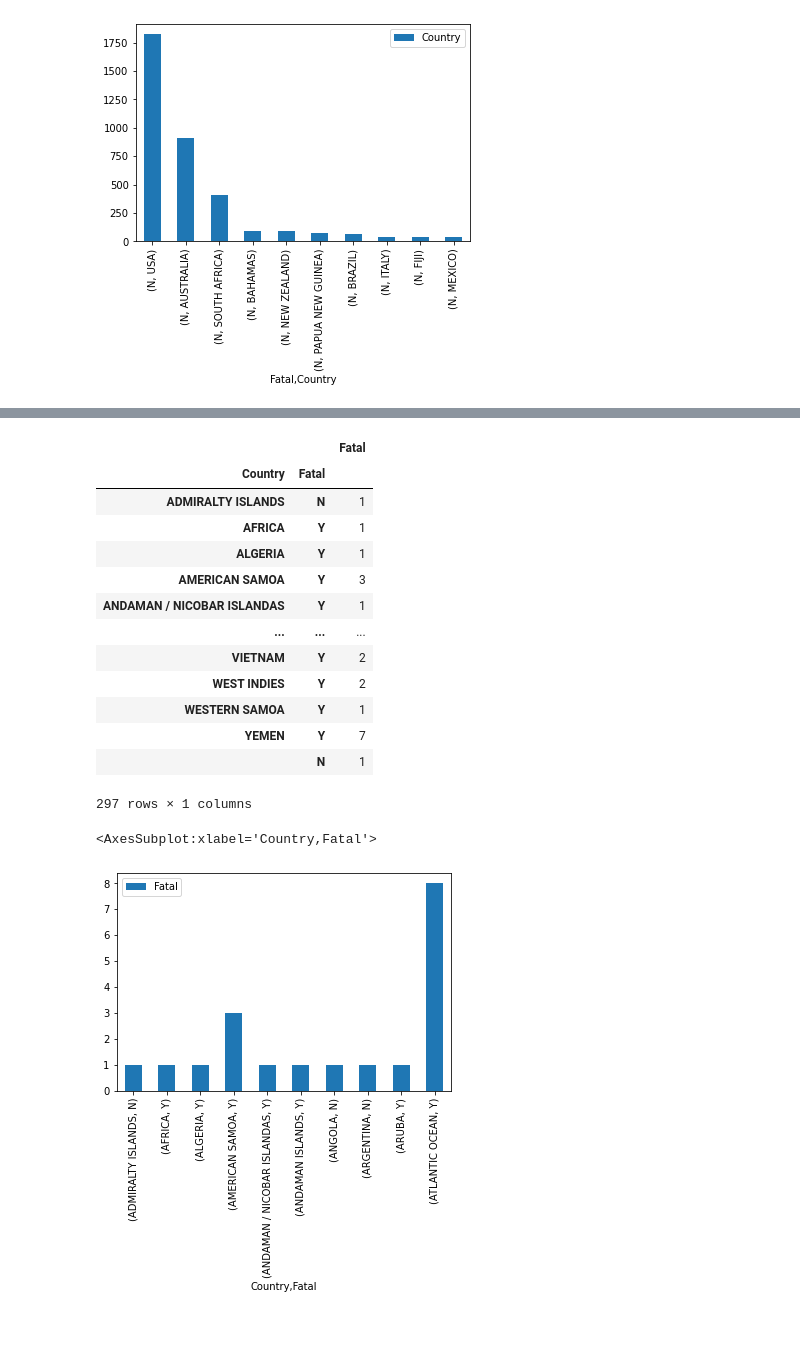
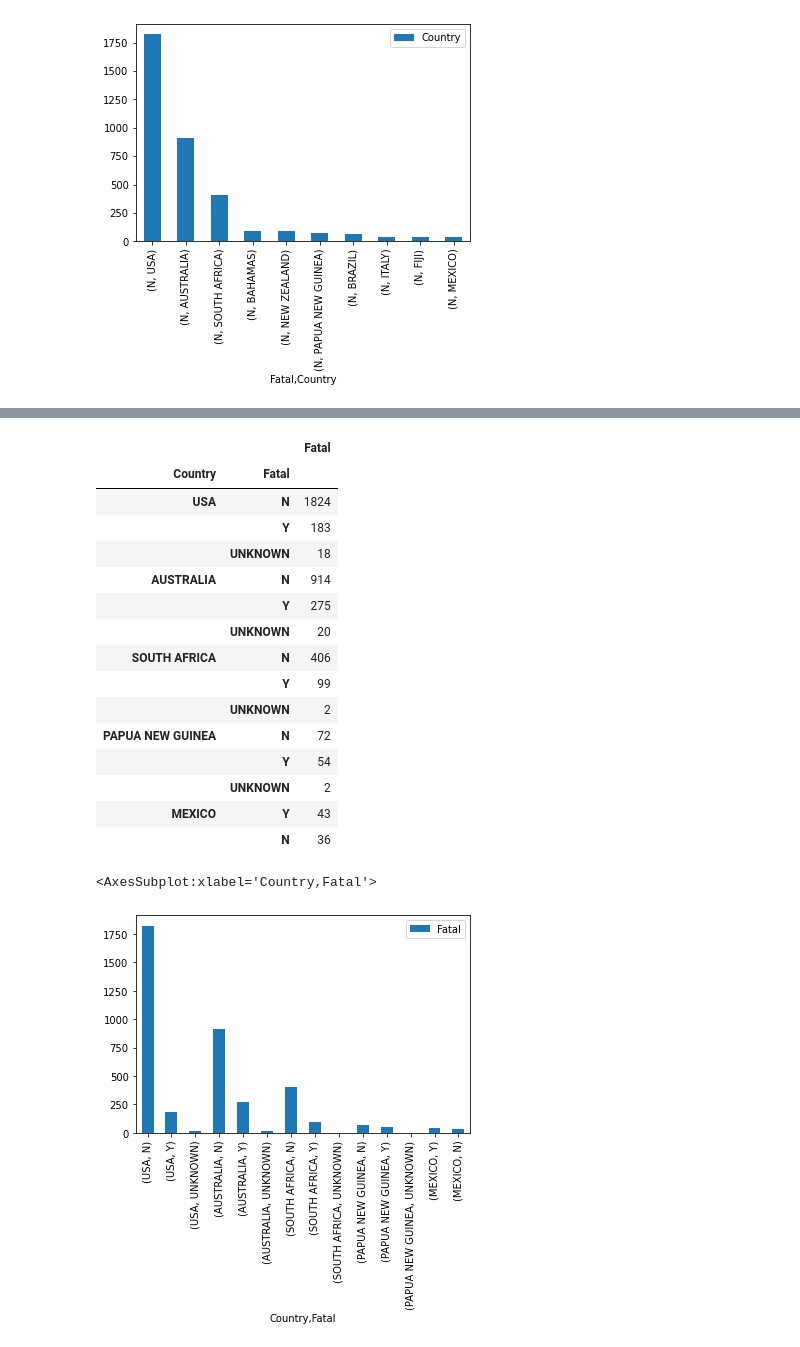
Before and after one commit to Jav1-Mart1nez/Shark-Project, a Jupyter notebook: Sharks!.ipynb, the cells around one changed output, grey strips where cells are left out. Drawn from its saved outputs; the diff is of its cells as text; code cells hidden in the pictures.

```diff
--- a/Sharks!.ipynb
+++ b/Sharks!.ipynb
@@ -428,23 +390,0 @@ data.head(10).plot.bar()
-# %%
-#Buscar ordenar para poner los máximos
-
-attacks = clean_sharks_attacks.groupby(["Country"]).agg({"Fatal":"value_counts"})
-display(attacks)
-attacks.head(10).plot.bar()
-# %% [output]
-|  |  | Fatal |
-| Country | Fatal |  |
-| ADMIRALTY ISLANDS | N | 1 |
-| AFRICA | Y | 1 |
-| ALGERIA | Y | 1 |
-| AMERICAN SAMOA | Y | 3 |
-| ANDAMAN / NICOBAR ISLANDAS | Y | 1 |
-| ... | ... | ... |
-| VIETNAM | Y | 2 |
-| WEST INDIES | Y | 2 |
-| WESTERN SAMOA | Y | 1 |
-| YEMEN | Y | 7 |
-|  | N | 1 |
-297 rows × 1 columns
-<AxesSubplot:xlabel='Country,Fatal'>
-[figure, removed]
@@ -452,0 +391,24 @@ attacks.head(10).plot.bar()
+# %%
+comp=clean_sharks_attacks.groupby("Country").agg({"Fatal":"value_counts"})
+compa=comp.loc[["USA", "AUSTRALIA", "SOUTH AFRICA", "PAPUA NEW GUINEA", "MEXICO"], :]
+display(compa)
+compa.plot.bar()
+# %% [output]
+|  |  | Fatal |
+| Country | Fatal |  |
+| USA | N | 1824 |
+|  | Y | 183 |
+|  | UNKNOWN | 18 |
+| AUSTRALIA | N | 914 |
+|  | Y | 275 |
+|  | UNKNOWN | 20 |
+| SOUTH AFRICA | N | 406 |
+|  | Y | 99 |
+|  | UNKNOWN | 2 |
+| PAPUA NEW GUINEA | N | 72 |
+|  | Y | 54 |
+|  | UNKNOWN | 2 |
+| MEXICO | Y | 43 |
+|  | N | 36 |
+<AxesSubplot:xlabel='Country,Fatal'>
+[figure, added]
```
Also changed, not shown: parts of 16 cells of this notebook.
